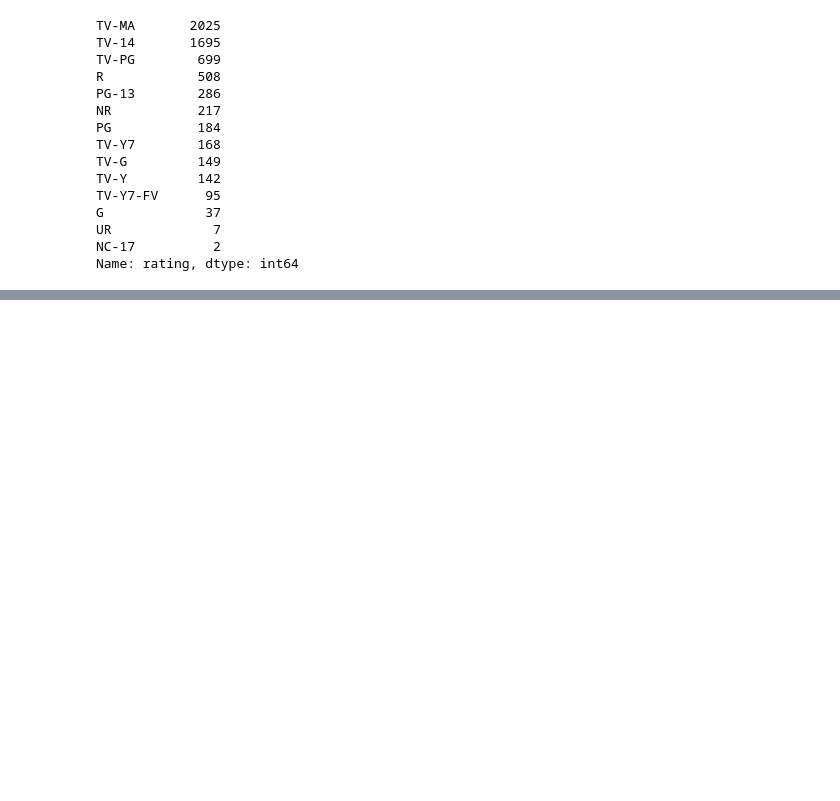
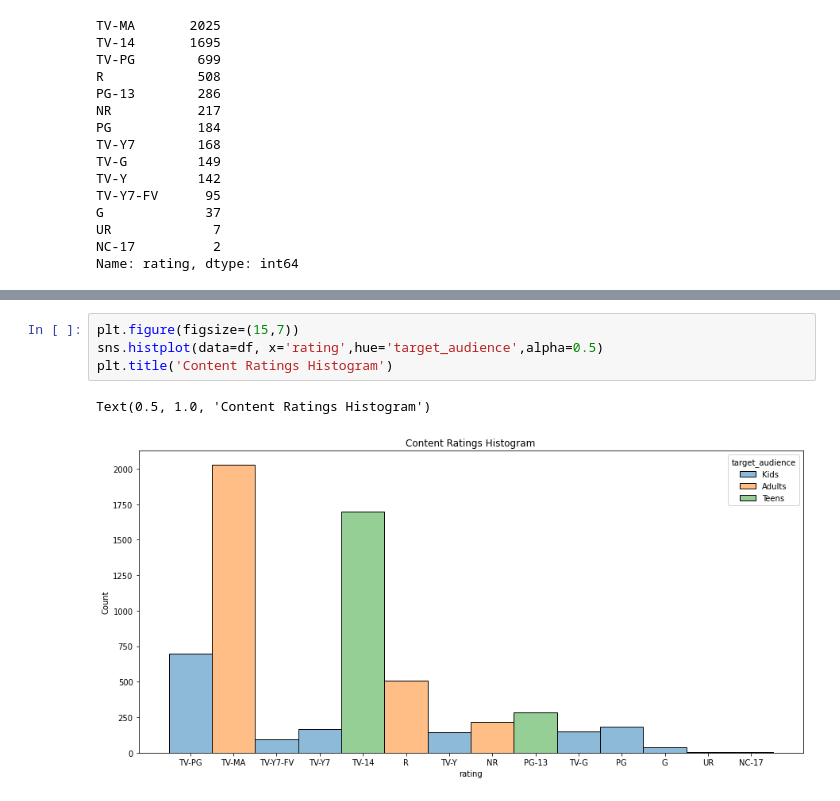
Before and after one commit to HeptaDecane/Hons.DSV, a Jupyter notebook: A06/notebook.ipynb, the cells around one changed output, grey strips where cells are left out. Saved outputs shown, nothing was run; the diff lists cells and outputs as text; blank space fills up the shorter version.

```diff
--- a/A06/notebook.ipynb
+++ b/A06/notebook.ipynb
@@ -121,0 +252,7 @@ Name: type, dtype: int64
+# %%
+plt.figure(figsize=(15,7))
+sns.histplot(data=df, x='rating',hue='target_audience',alpha=0.5)
+plt.title('Content Ratings Histogram')
+# %% [output]
+Text(0.5, 1.0, 'Content Ratings Histogram')
+[figure, added]
```
Also changed, not shown: parts of 25 cells of this notebook.
